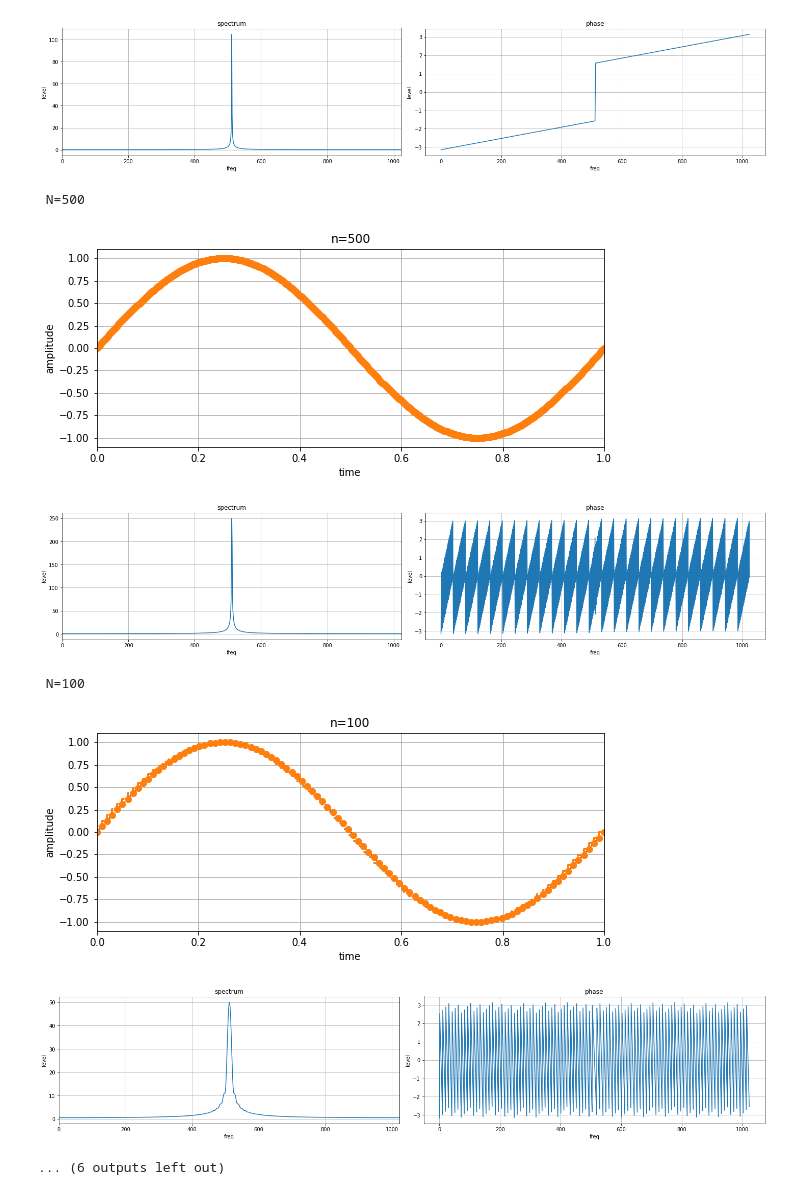
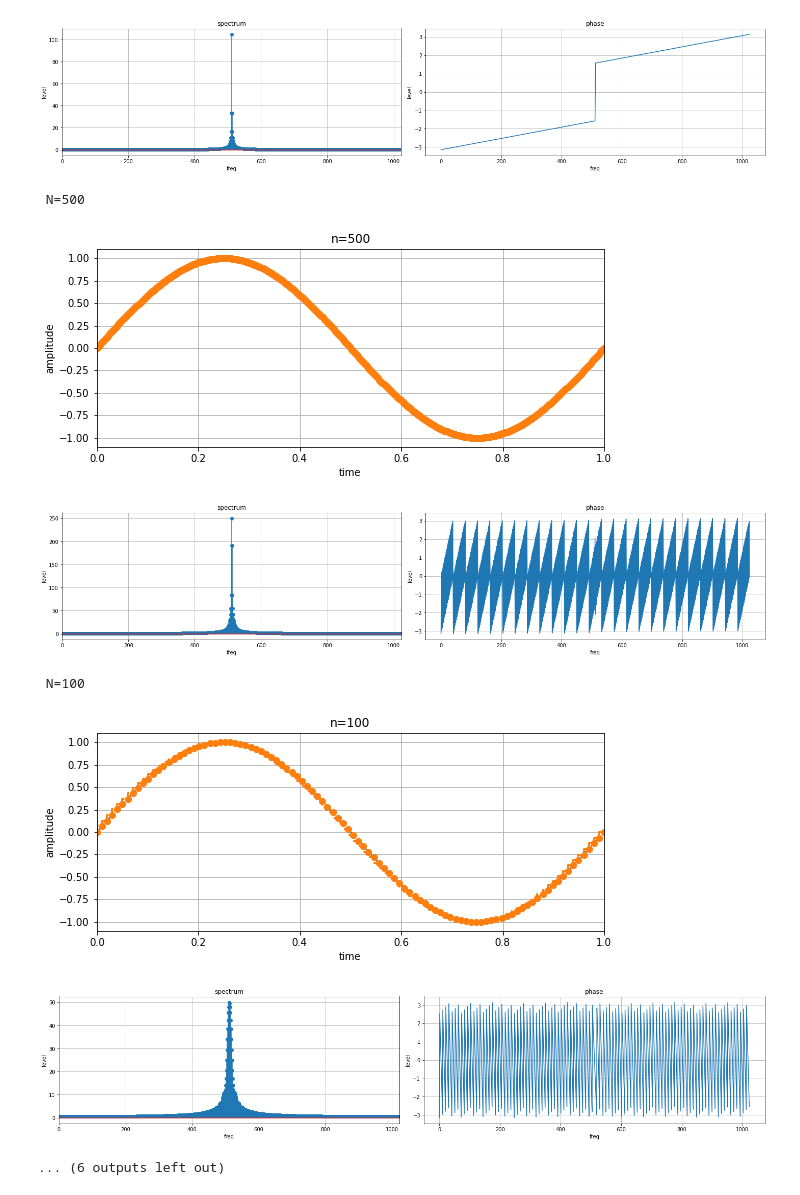
Before and after one commit to aliaksandr-master/dsp-learn, a Jupyter notebook: dsp-01.ipynb, the cells around one changed output. Drawn from its saved outputs; the diff is of its cells as text; code cells hidden in the pictures.

```diff
--- a/dsp-01.ipynb
+++ b/dsp-01.ipynb
@@ -40,7 +48,7 @@ for i, n in enumerate((10000, 5000, 500, 100, 25, 10)):
     plt.xlabel("freq")
     plt.ylabel("level")
     plt.xlim([0, N_FFT-1])
-    plt.plot(np.abs(x_fft))
+    plt.stem(np.abs(x_fft))
 
     # phase
     plt.subplot(2, 2, 4)
@@ -59,10 +67,10 @@ for i, n in enumerate((10000, 5000, 500, 100, 25, 10)):
  N=5000
 [figure]
-[figure, old version]
+[figure, new version]
  N=500
 [figure]
-[figure, old version]
+[figure, new version]
  N=100
 [figure]
-[figure, old version]
+[figure, new version]
 ... (6 outputs left out)
```
Also changed, not shown: parts of 2 cells of this notebook.
